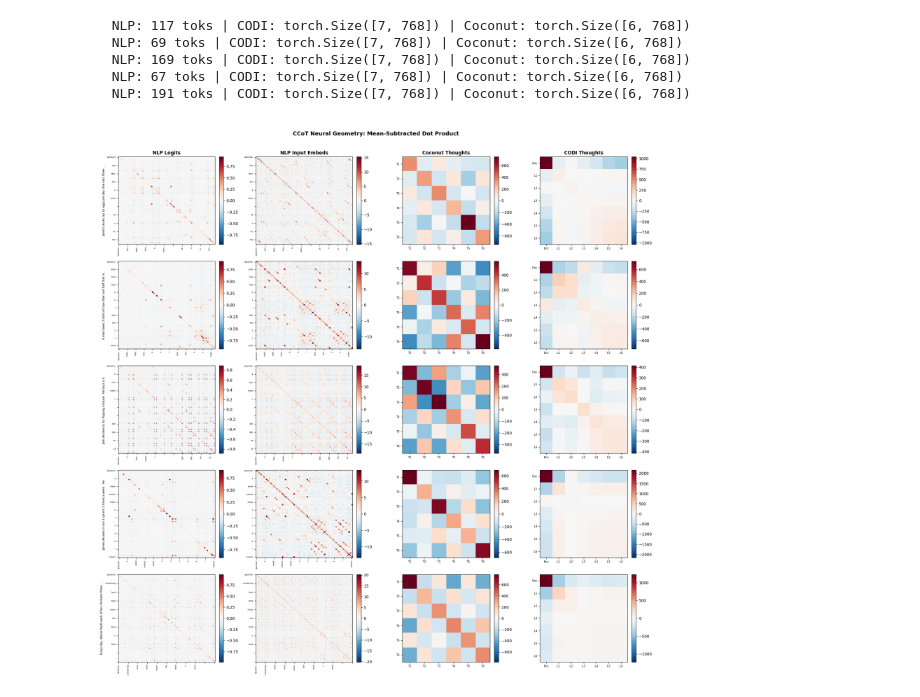
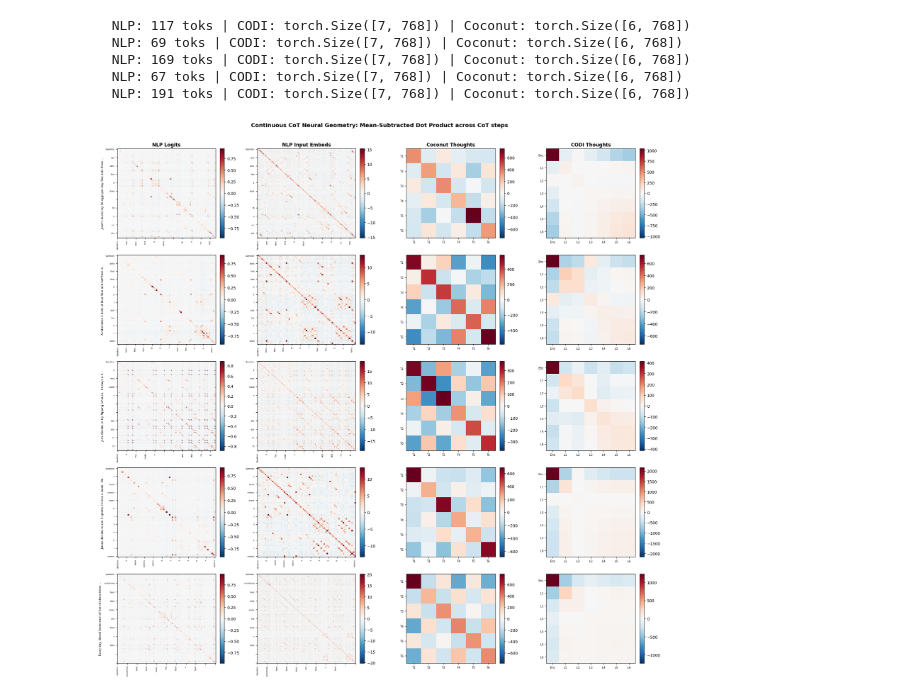
Before and after one commit to japhba/codi-thought-anchors, a Jupyter notebook: CCoT-geometry.ipynb, the cells around one changed output. Cells and saved outputs as stored; diff of their text form; code cells hidden in the pictures.

```diff
--- a/CCoT-geometry.ipynb
+++ b/CCoT-geometry.ipynb
@@ -242,33 +242,33 @@ panels = [
     ("nlp_embeds_sim", "nlp_tokens"),
     ("coconut_sim", "coconut_labels"),
     ("codi_sim", "codi_labels"),
 ]
 
 for i, res in enumerate(all_results):
     for j, (sk, lk) in enumerate(panels):
         ax = axes[i, j]
         sim, labs = res[sk], res[lk]
         vlim = np.abs(sim).max()
         im = ax.imshow(sim, cmap="RdBu_r", vmin=-vlim, vmax=vlim)
         fig.colorbar(im, ax=ax, fraction=0.046, pad=0.04)
 
         if sk.startswith("nlp"):
             ax.set_aspect("auto")
             step = max(1, len(labs) // 10)
             ticks = list(range(0, len(labs), step))
             ax.set_xticks(ticks); ax.set_xticklabels([labs[t] for t in ticks], rotation=90, fontsize=5)
             ax.set_yticks(ticks); ax.set_yticklabels([labs[t] for t in ticks], fontsize=5)
         else:
             ax.set_aspect("equal")
             ax.set_xticks(range(len(labs))); ax.set_xticklabels(labs, fontsize=7)
             ax.set_yticks(range(len(labs))); ax.set_yticklabels(labs, fontsize=7)
 
         if i == 0: ax.set_title(titles[j], fontsize=12, fontweight="bold")
         if j == 0: ax.set_ylabel(res["question"][:50] + "...", fontsize=7)
 
-fig.suptitle("CCoT Neural Geometry: Mean-Subtracted Dot Product", fontsize=14, fontweight="bold")
+fig.suptitle("Continuous CoT Neural Geometry: Mean-Subtracted Dot Product across CoT steps", fontsize=14, fontweight="bold")
 plt.tight_layout(rect=[0, 0, 1, 0.97])
-plt.savefig("ccot_geometry.png", dpi=150, bbox_inches="tight")
+plt.savefig("ccot_geometry.png", dpi=300, bbox_inches="tight")
 plt.show()
 # %% [output]
-[figure, old version]
+[figure, new version]
```
Also changed, not shown: 1 other file.
